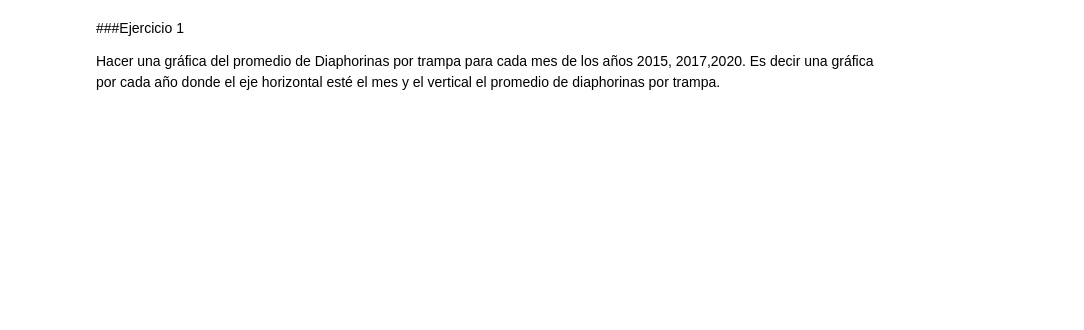
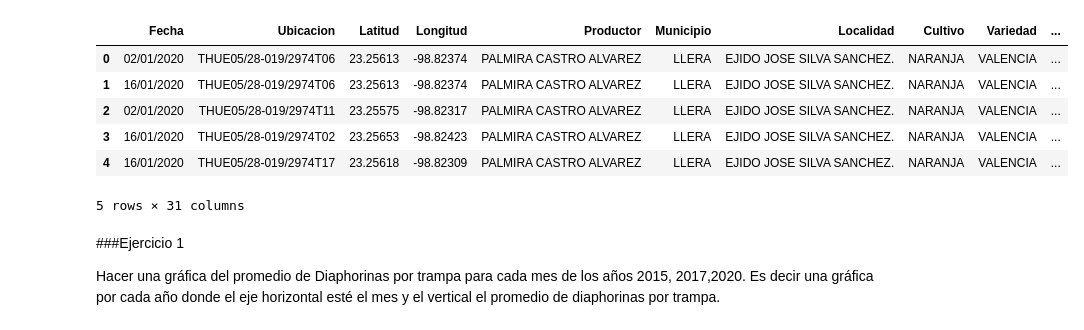
Before and after one commit to HilbertN/Analisis_de_datos_Tareas, a Jupyter notebook: tarea1.ipynb, the cells around one changed output. Saved outputs shown, nothing was run; the diff lists cells and outputs as text; code cells hidden in the pictures; blank space fills up the shorter version.

```diff
--- a/tarea1.ipynb
+++ b/tarea1.ipynb
@@ -24,5 +17,15 @@ bd1=pd.read_excel("/content/drive/MyDrive/Base de datos/capturas_2015-2020.xlsx"
 # %%
 bd2=pd.read_excel("/content/drive/MyDrive/Base de datos/capturas_2015-2020.xlsx",sheet_name=6)
+# %%
+bd2.head()
+# %% [output]
+|  | Fecha | Ubicacion | Latitud | Longitud | Productor | Municipio | Localidad | Cultivo | Variedad | ... |
+| 0 | 02/01/2020 | THUE05/28-019/2974T06 | 23.25613 | -98.82374 | PALMIRA CASTRO ALVAREZ | LLERA | EJIDO JOSE SILVA SANCHEZ. | NARANJA | VALENCIA | ... |
+| 1 | 16/01/2020 | THUE05/28-019/2974T06 | 23.25613 | -98.82374 | PALMIRA CASTRO ALVAREZ | LLERA | EJIDO JOSE SILVA SANCHEZ. | NARANJA | VALENCIA | ... |
+| 2 | 02/01/2020 | THUE05/28-019/2974T11 | 23.25575 | -98.82317 | PALMIRA CASTRO ALVAREZ | LLERA | EJIDO JOSE SILVA SANCHEZ. | NARANJA | VALENCIA | ... |
+| 3 | 16/01/2020 | THUE05/28-019/2974T02 | 23.25653 | -98.82423 | PALMIRA CASTRO ALVAREZ | LLERA | EJIDO JOSE SILVA SANCHEZ. | NARANJA | VALENCIA | ... |
+| 4 | 16/01/2020 | THUE05/28-019/2974T17 | 23.25618 | -98.82309 | PALMIRA CASTRO ALVAREZ | LLERA | EJIDO JOSE SILVA SANCHEZ. | NARANJA | VALENCIA | ... |
+5 rows × 31 columns
 # %% [markdown]
 ###Ejercicio 1
 
```
Also changed, not shown: parts of 13 cells of this notebook.
